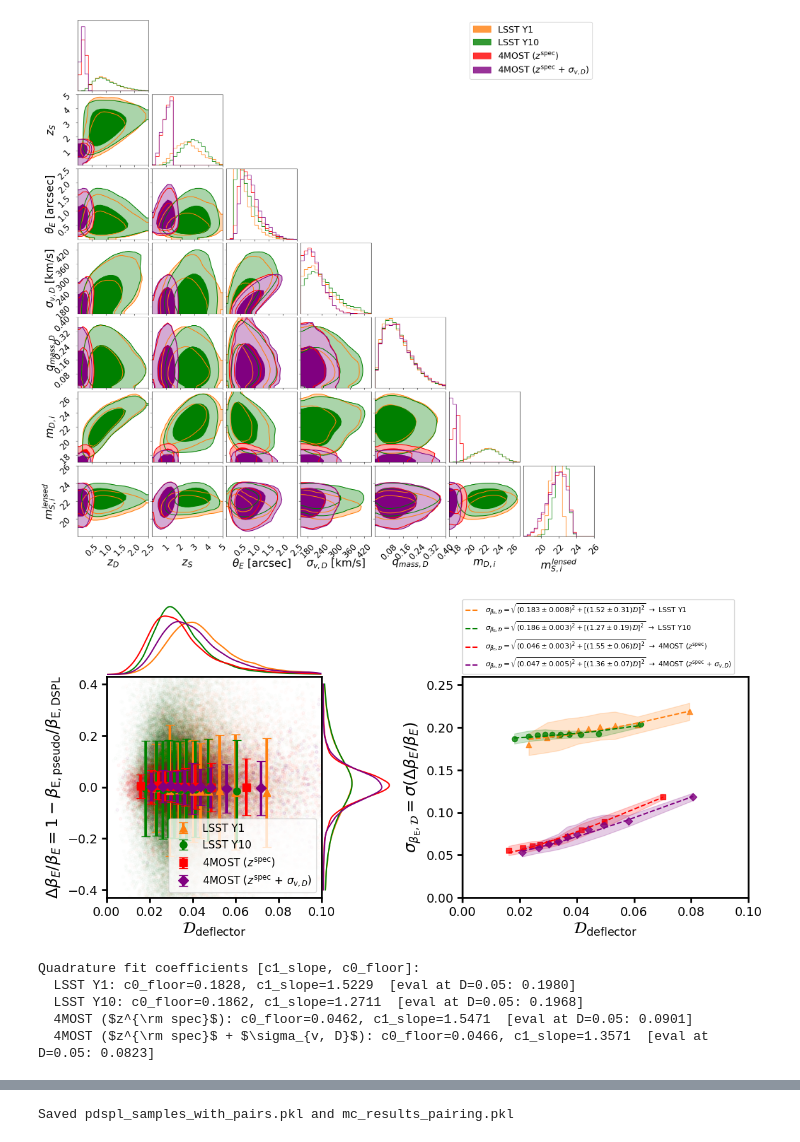
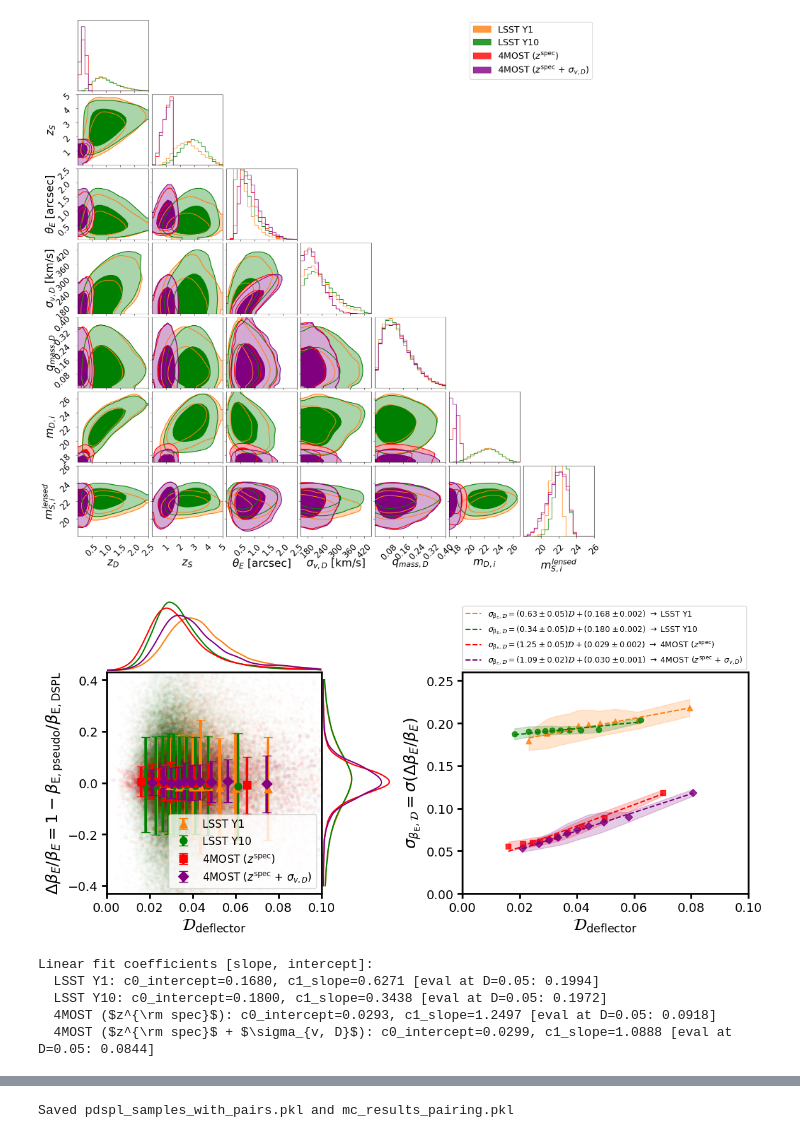
Before and after one commit to timedilatesme/pdspl-analysis, a Jupyter notebook: notebooks/03_deflector_pairing.ipynb, the cells around one changed output, grey strips where cells are left out. Drawn from its saved outputs; the diff is of its cells as text; code cells hidden in the pictures.

```diff
--- a/notebooks/03_deflector_pairing.ipynb
+++ b/notebooks/03_deflector_pairing.ipynb
@@ -253,32 +253,32 @@ for sample_key, s in pdspl_samples.items():
     s["pairs_analysis"]["mean_scatter_in_beta_E"] = np.nanmean(mc_results[sample_key]["scatter_in_beta_E"])
 # %%
 
-# ── Cell 7: Scatter vs dissimilarity plot (quadrature fit) ───────────────────
+# ── Cell 7: Scatter vs dissimilarity plot (linear fit) ───────────────────
 fig_linear = plot_beta_E_vs_D_MC(
     pdspl_samples,
     mc_results,
-    fit_type="quadrature",           # <-- quadrature throughout
+    fit_type="linear",           # <-- linear throughout
     show_fit_eqn_label=True,
     save_path=f"{FIGURES_DIR}beta_E_vs_D_MC.png",
     plot_dissimilarity_range=(0, 0.10),
 )
 plt.show()
 
 # Quick sanity check: print the stored fit coefficients
-print("\nQuadrature fit coefficients [c1_slope, c0_floor]:")
+print("\nLinear fit coefficients [slope, intercept]:")
 for key, s in pdspl_samples.items():
     pa = s["pairs_analysis"]
     coeffs   = pa["scatter_vs_dissimilarity_fit_coeffs"]
     fit_type = pa["scatter_vs_dissimilarity_fit_type"]
-    print(f"  {s['name']}: c0_floor={coeffs[1]:.4f}, c1_slope={coeffs[0]:.4f}  "
+    print(f"  {s['name']}: c0_intercept={coeffs[1]:.4f}, c1_slope={coeffs[0]:.4f} "
           f"[eval at D=0.05: {eval_scatter_model(coeffs, fit_type, 0.05):.4f}]")
 # %% [output]
-[figure, old version]
+[figure, new version]
-Quadrature fit coefficients [c1_slope, c0_floor]:
-  LSST Y1: c0_floor=0.1828, c1_slope=1.5229  [eval at D=0.05: 0.1980]
-  LSST Y10: c0_floor=0.1862, c1_slope=1.2711  [eval at D=0.05: 0.1968]
-  4MOST ($z^{\rm spec}$): c0_floor=0.0462, c1_slope=1.5471  [eval at D=0.05: 0.0901]
-  4MOST ($z^{\rm spec}$ + $\sigma_{v, D}$): c0_floor=0.0466, c1_slope=1.3571  [eval at D=0.05: 0.0823]
+Linear fit coefficients [slope, intercept]:
+  LSST Y1: c0_intercept=0.1680, c1_slope=0.6271 [eval at D=0.05: 0.1994]
+  LSST Y10: c0_intercept=0.1800, c1_slope=0.3438 [eval at D=0.05: 0.1972]
+  4MOST ($z^{\rm spec}$): c0_intercept=0.0293, c1_slope=1.2497 [eval at D=0.05: 0.0918]
+  4MOST ($z^{\rm spec}$ + $\sigma_{v, D}$): c0_intercept=0.0299, c1_slope=1.0888 [eval at D=0.05: 0.0844]
 # %%
 # ── Cell 8a: Relative-difference corner plot ────────────────────────────────────
 reldiff_keys = [
```
Also changed, not shown: parts of 3 cells of this notebook, 40 other files.
